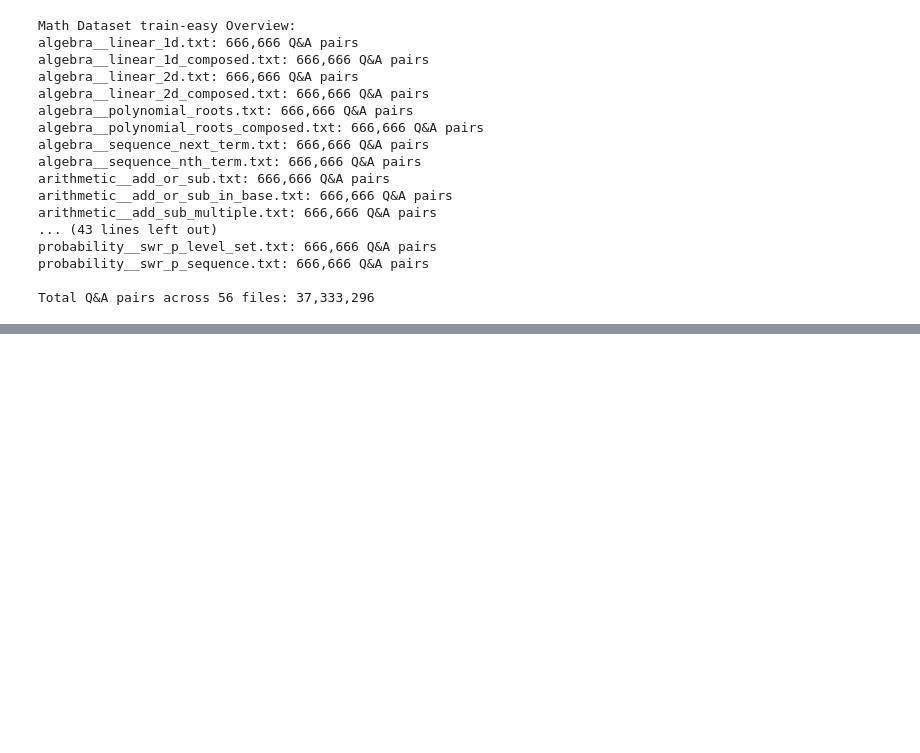
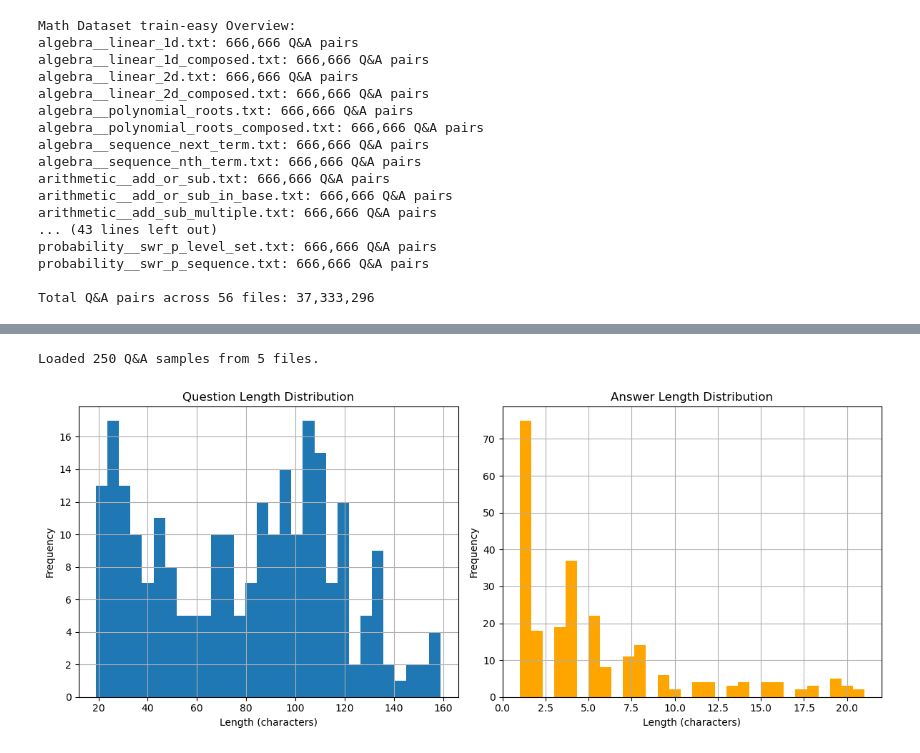
Before and after one commit to rxc1441/version-tab, a Jupyter notebook: notebooks/tabulareda.ipynb, the cells around one changed output, grey strips where cells are left out. Cells and saved outputs as stored; diff of their text form; code cells hidden in the pictures; blank space fills up the shorter version.

```diff
--- a/notebooks/tabulareda.ipynb
+++ b/notebooks/tabulareda.ipynb
@@ -187,3 +227,56 @@ Total Q&A pairs across 56 files: 37,333,296
+# %%
+import os
+import glob
+import pandas as pd
+import matplotlib.pyplot as plt
+
+# Set file paths
+parent_dir = os.path.abspath(os.path.join(os.getcwd(), os.pardir))
+data_dir = os.path.join(parent_dir, "data/googledeepmind/math/train-easy")
+txt_files = glob.glob(os.path.join(data_dir, "*.txt"))[:5]  # Limit for speed
+
+# Load a few math test samples
+samples = []
+
+for file_path in txt_files:
+    with open(file_path, 'r', encoding='utf-8') as f:
+        lines = [line.strip() for line in f.readlines() if line.strip()]
+        for i in range(0, min(100, len(lines) - 1), 2):  # max 50 pairs per file
+            question = lines[i]
+            answer = lines[i + 1]
+            samples.append({
+                "module": os.path.basename(file_path),
+                "question": question,
+                "answer": answer,
+                "q_len": len(question),
+                "a_len": len(answer)
+            })
+
+df = pd.DataFrame(samples)
+print(f"Loaded {len(df)} Q&A samples from {len(txt_files)} files.")
+
+# Generate a few plots
+plt.figure(figsize=(12, 5))
+
+# Question length distribution
+plt.subplot(1, 2, 1)
+df["q_len"].hist(bins=30)
+plt.title("Question Length Distribution")
+plt.xlabel("Length (characters)")
+plt.ylabel("Frequency")
+
+# Answer length distribution
+plt.subplot(1, 2, 2)
+df["a_len"].hist(bins=30, color='orange')
+plt.title("Answer Length Distribution")
+plt.xlabel("Length (characters)")
+plt.ylabel("Frequency")
+
+plt.tight_layout()
+plt.show()
+# %% [output]
+Loaded 250 Q&A samples from 5 files.
+[figure, added]
 # %%
 # This is just a subset of the math dataset. There are a multitude of methods to build with version-tab that spans a range of scientific domains.
 # Can be simplified for basic workflows or scaled depending on the practical use case.
```
Also changed, not shown: parts of 1 cell of this notebook.
